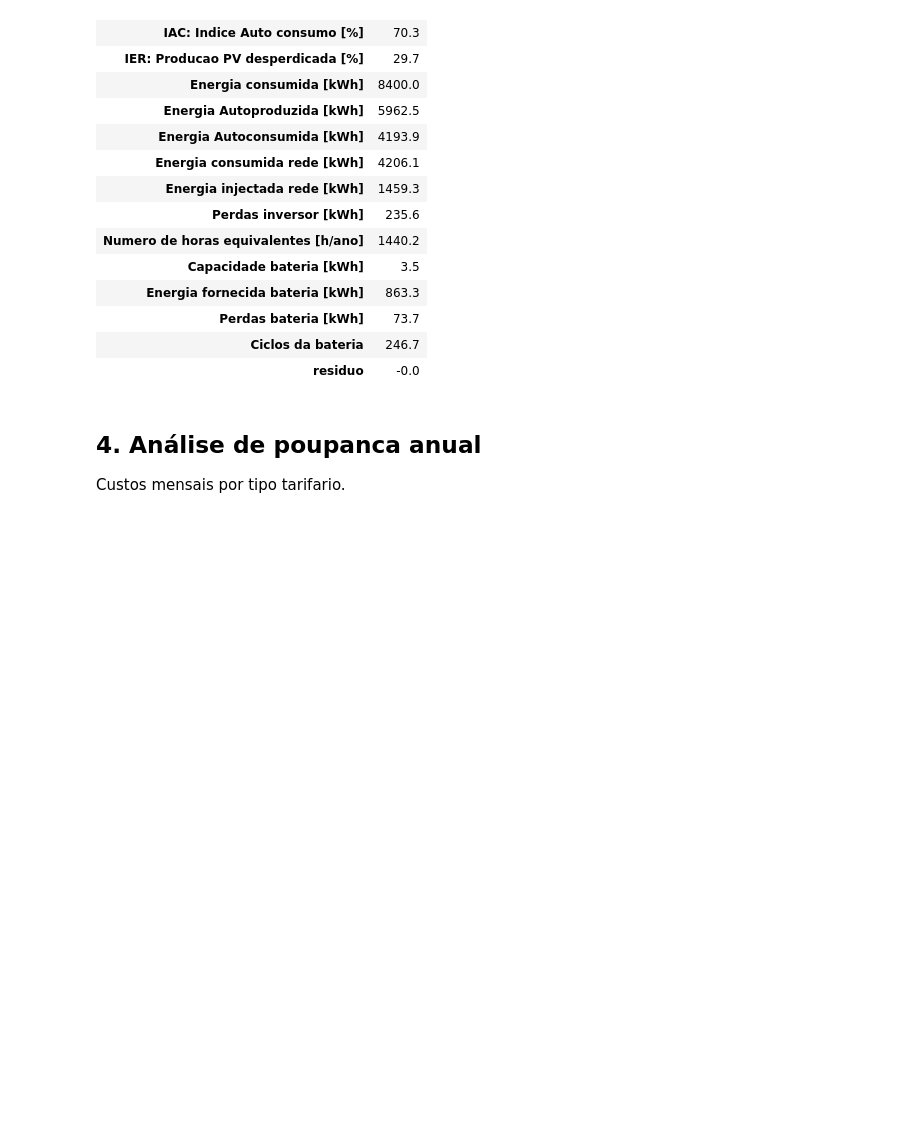
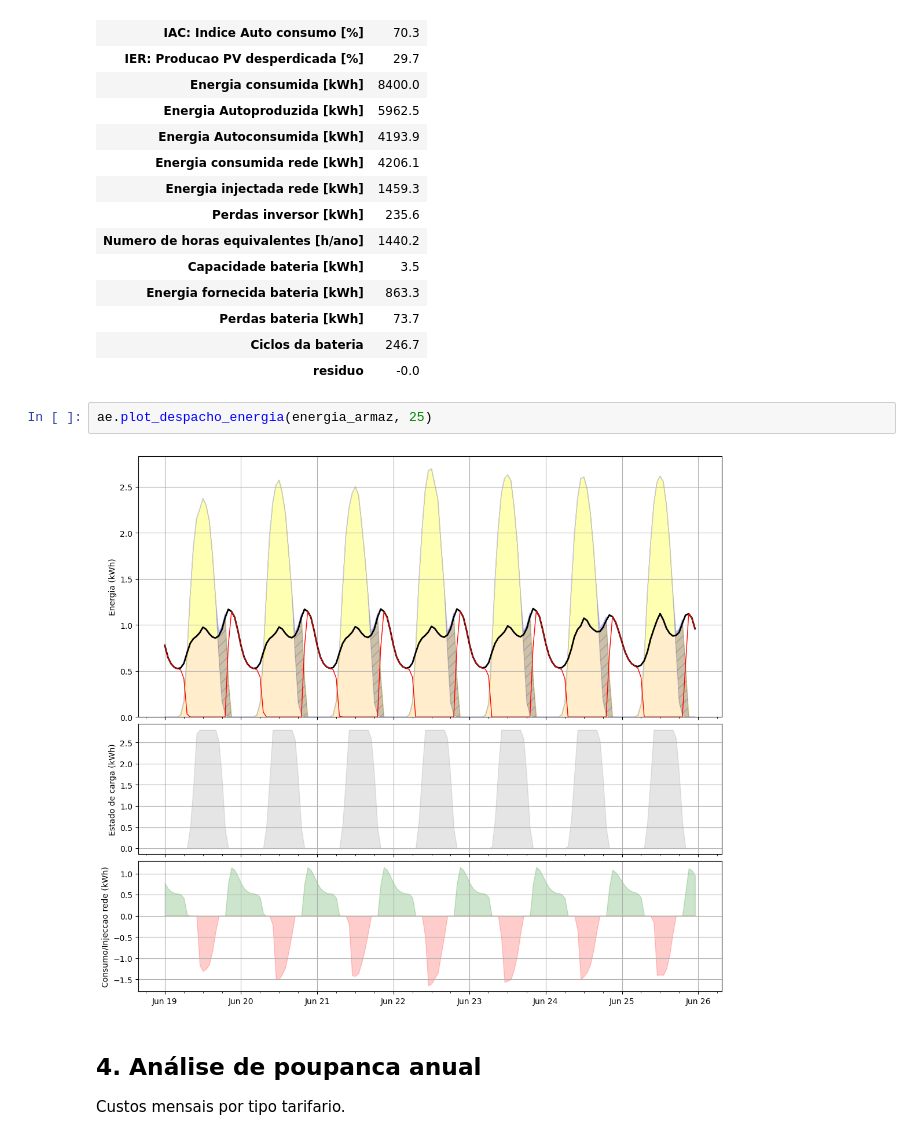
Before and after one commit to mig-l-f/ao-sol, a Jupyter notebook: docs/exemplos/Analise_UPAC_com_bateria.ipynb, the cells around one changed output. Drawn from its saved outputs; the diff is of its cells as text; blank space fills up the shorter version.

```diff
--- a/docs/exemplos/Analise_UPAC_com_bateria.ipynb
+++ b/docs/exemplos/Analise_UPAC_com_bateria.ipynb
@@ -184,6 +184,10 @@ if analise_com_bateria:
 | Perdas bateria [kWh] | 73.7 |
 | Ciclos da bateria | 246.7 |
 | residuo | -0.0 |
+# %%
+ae.plot_despacho_energia(energia_armaz, 25)
+# %% [output]
+[figure, added]
 # %% [markdown]
 ## 4. Análise de poupanca anual
 
```
Also changed, not shown: 8 other files.
